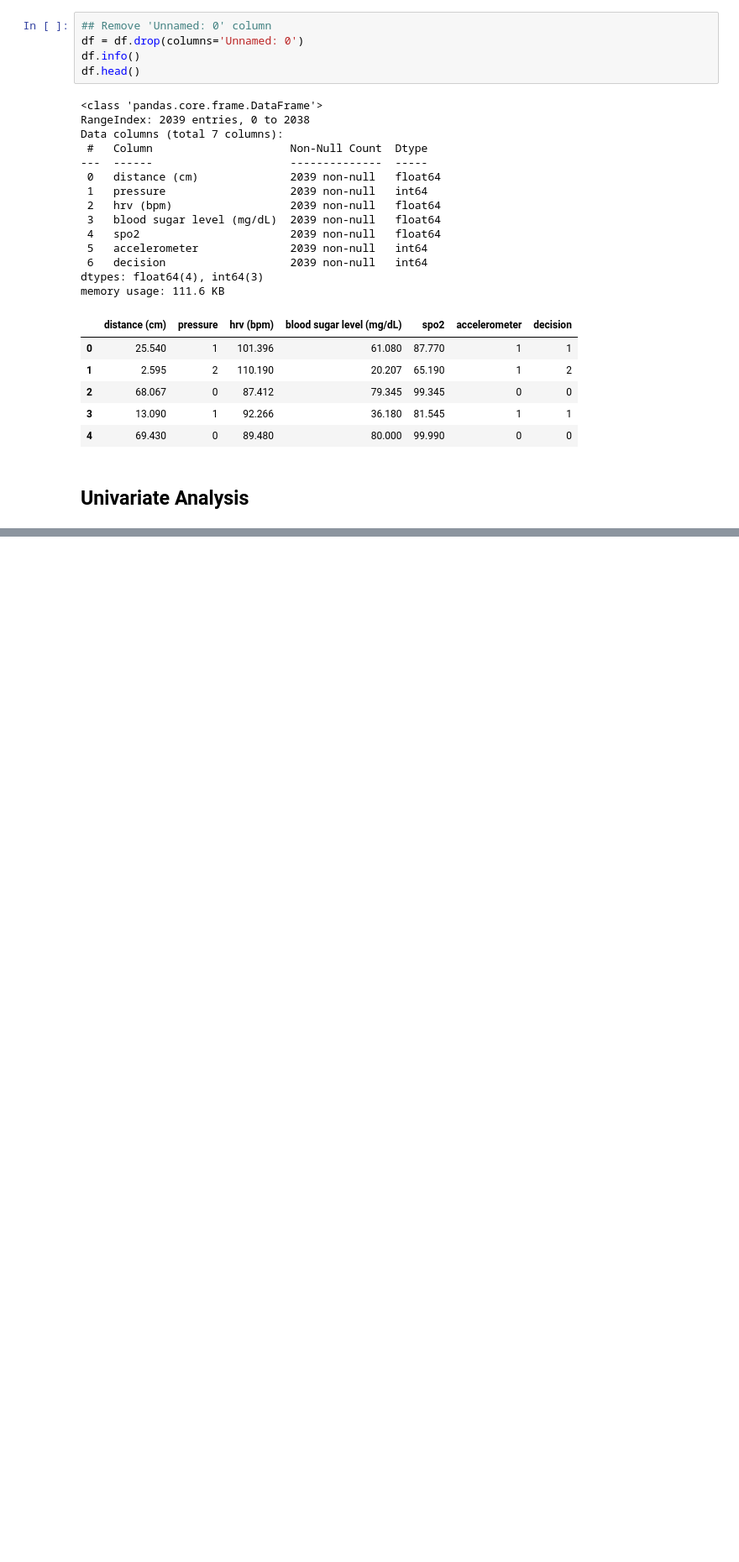
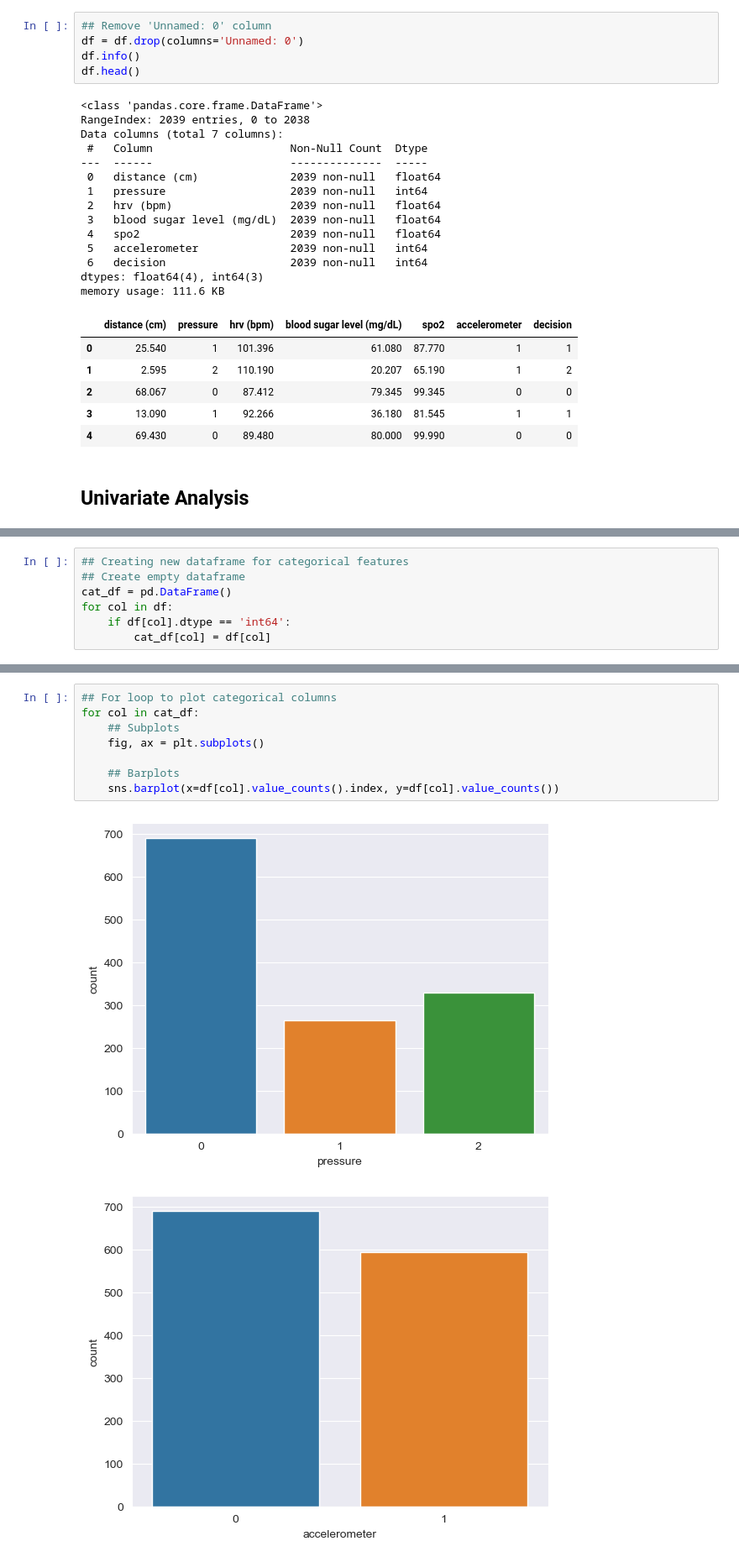
Before and after one commit to kevinbrnett/Fall-Prediction-Model, a Jupyter notebook: Exploratory Data Analysis.ipynb, the cells around one changed output, grey strips where cells are left out. Shown at 84% size. Cells and saved outputs as stored; diff of their text form; blank space fills up the shorter version.

```diff
--- a/Exploratory Data Analysis.ipynb
+++ b/Exploratory Data Analysis.ipynb
@@ -80,0 +170,7 @@ for col in df:
+# %%
+## Creating new dataframe for categorical features
+## Create empty dataframe
+cat_df = pd.DataFrame()
+for col in df:
+    if df[col].dtype == 'int64':
+        cat_df[col] = df[col]
@@ -80,0 +197,11 @@ for col in df:
+# %%
+## For loop to plot categorical columns
+for col in cat_df:
+    ## Subplots
+    fig, ax = plt.subplots()
+
+    ## Barplots
+    sns.barplot(x=df[col].value_counts().index, y=df[col].value_counts())
+# %% [output]
+[figure, added]
+[figure, added]
```
Also changed, not shown: parts of 22 cells of this notebook.
